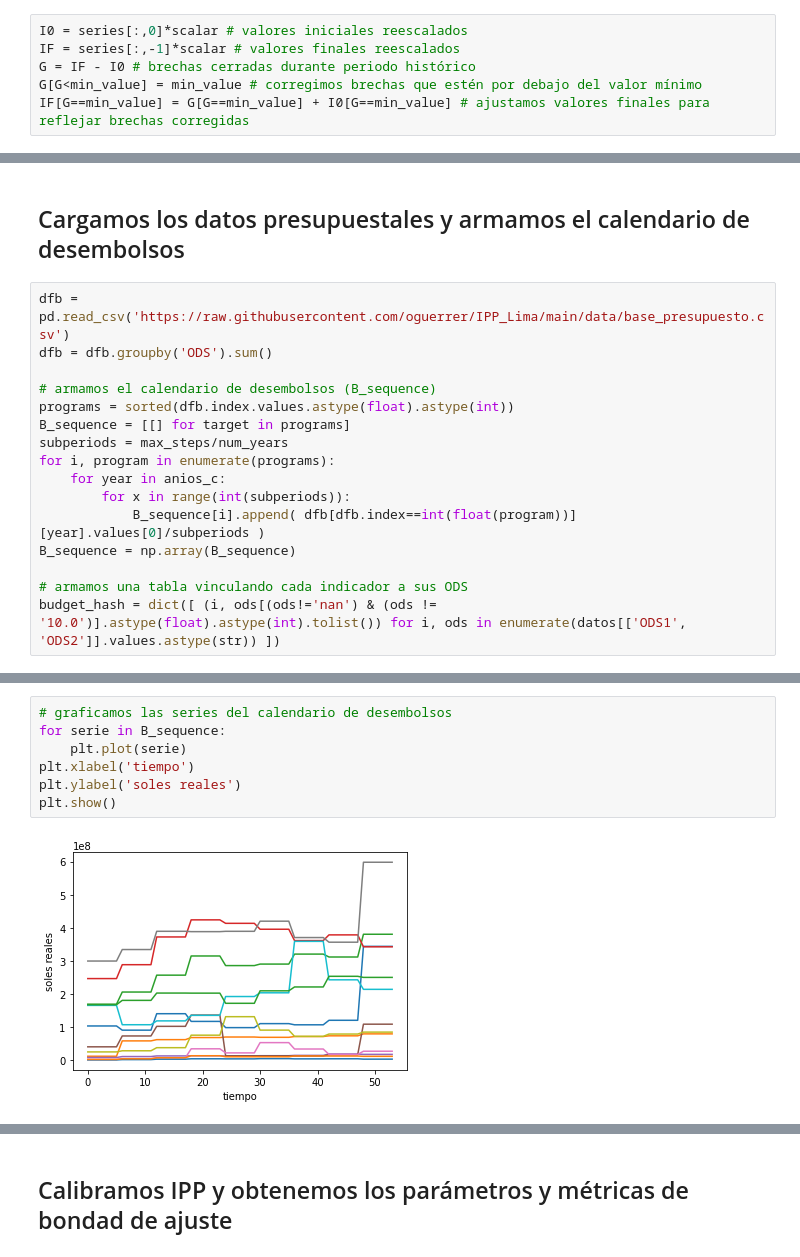
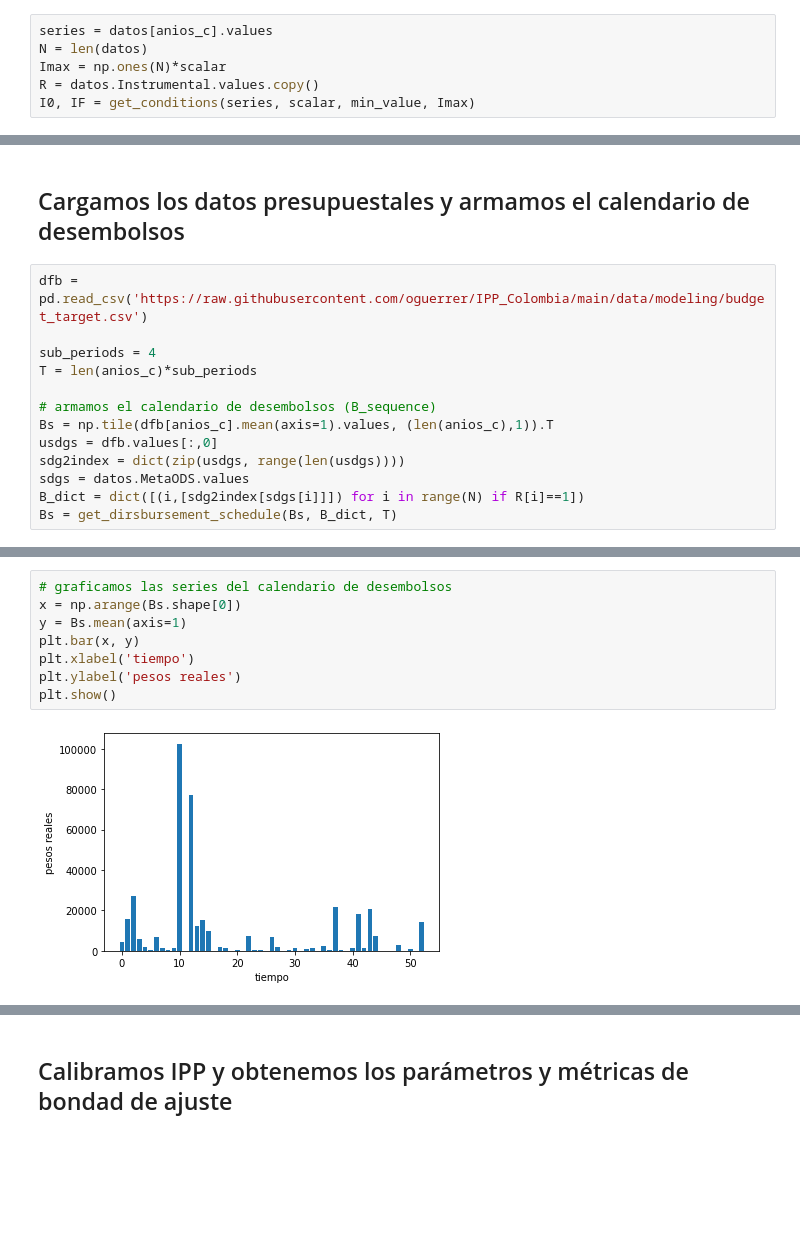
Before and after one commit to oguerrer/IPP_Colombia, a Jupyter notebook: tutoriales/02 - calibracion.ipynb, the cells around one changed output, grey strips where cells are left out. Saved outputs shown, nothing was run; the diff lists cells and outputs as text; blank space fills up the shorter version.

```diff
--- a/tutoriales/02 - calibracion.ipynb
+++ b/tutoriales/02 - calibracion.ipynb
@@ -67,11 +65,11 @@ plt.show()
 # %% [markdown]
 ## Construimos vectores con condiciones iniciales y finales para calibrar parámetros $\alpha$
 # %%
-I0 = series[:,0]*scalar # valores iniciales reescalados
-IF = series[:,-1]*scalar # valores finales reescalados
-G = IF - I0 # brechas cerradas durante periodo histórico
-G[G<min_value] = min_value # corregimos brechas que estén por debajo del valor mínimo
-IF[G==min_value] = G[G==min_value] + I0[G==min_value] # ajustamos valores finales para reflejar brechas corregidas
+series = datos[anios_c].values
+N = len(datos)
+Imax = np.ones(N)*scalar
+R = datos.Instrumental.values.copy()
+I0, IF = get_conditions(series, scalar, min_value, Imax)
 # %%
 # revisamos que todos los valores iniciales estén por debajo de los finales
 print('condiciones violadas:', sum(I0>=IF) )
@@ -102,20 +95,17 @@ plt.show()
 # %% [markdown]
 ## Cargamos los datos presupuestales y armamos el calendario de desembolsos
 # %%
-dfb = pd.read_csv('https://raw.githubusercontent.com/oguerrer/IPP_Lima/main/data/base_presupuesto.csv')
-dfb = dfb.groupby('ODS').sum()
+dfb = pd.read_csv('https://raw.githubusercontent.com/oguerrer/IPP_Colombia/main/data/modeling/budget_target.csv')
+
+sub_periods = 4
+T = len(anios_c)*sub_periods
 
 # armamos el calendario de desembolsos (B_sequence)
-programs = sorted(dfb.index.values.astype(float).astype(int))
-B_sequence = [[] for target in programs]
-subperiods = max_steps/num_years
-for i, program in enumerate(programs):
-    for year in anios_c:
-        for x in range(int(subperiods)):
-            B_sequence[i].append( dfb[dfb.index==int(float(program))][year].values[0]/subperiods )
-B_sequence = np.array(B_sequence)
-
-# armamos una tabla vinculando cada indicador a sus ODS
-budget_hash = dict([ (i, ods[(ods!='nan') & (ods != '10.0')].astype(float).astype(int).tolist()) for i, ods in enumerate(datos[['ODS1', 'ODS2']].values.astype(str)) ])
+Bs = np.tile(dfb[anios_c].mean(axis=1).values, (len(anios_c),1)).T
+usdgs = dfb.values[:,0]
+sdg2index = dict(zip(usdgs, range(len(usdgs))))
+sdgs = datos.MetaODS.values
+B_dict = dict([(i,[sdg2index[sdgs[i]]]) for i in range(N) if R[i]==1])
+Bs = get_dirsbursement_schedule(Bs, B_dict, T)
 # %%
 # imprimimos calendario de desembolsos
@@ -141,11 +127,12 @@ array([[1.03992689e+08, 1.03992689e+08, 1.03992689e+08, 1.03992689e+08,
 # %%
 # graficamos las series del calendario de desembolsos
-for serie in B_sequence:
-    plt.plot(serie)
+x = np.arange(Bs.shape[0])
+y = Bs.mean(axis=1)
+plt.bar(x, y)
 plt.xlabel('tiempo')
-plt.ylabel('soles reales')
+plt.ylabel('pesos reales')
 plt.show()
 # %% [output]
-[figure, old version]
+[figure, new version]
 # %%
 # imprimimos la tabla de vinculación entre indicadores y ODS
```
Also changed, not shown: parts of 7 cells of this notebook, 2 other files.
